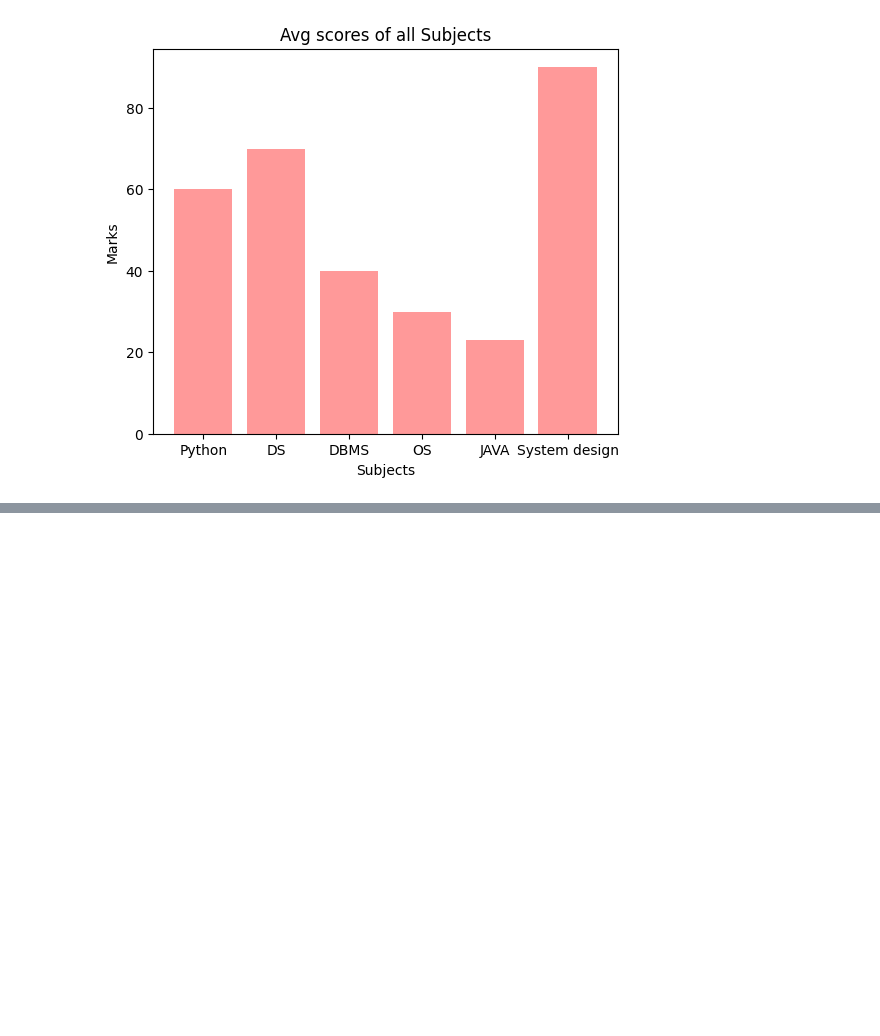
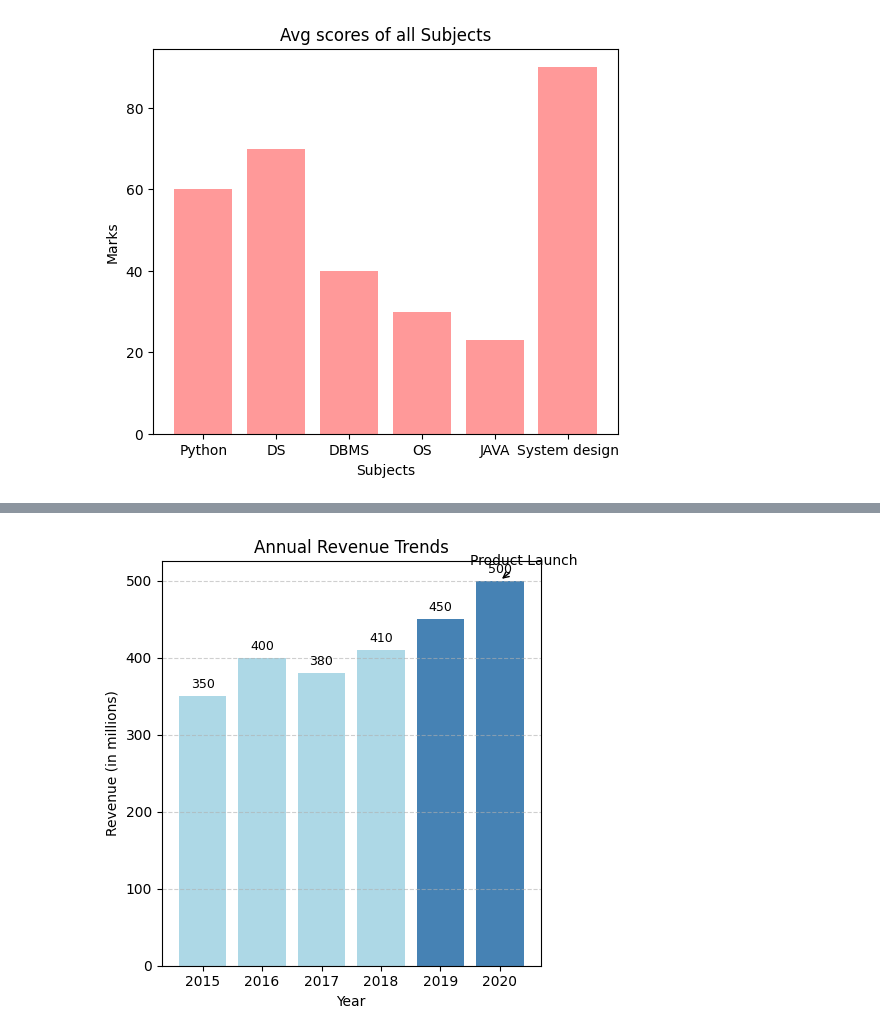
Before and after one commit to Aditya44234/AIwithPy, a Jupyter notebook: matplotlib.ipynb, the cells around one changed output, grey strips where cells are left out. Drawn from its saved outputs; the diff is of its cells as text; code cells hidden in the pictures; blank space fills up the shorter version.

```diff
--- a/matplotlib.ipynb
+++ b/matplotlib.ipynb
@@ -52,0 +54,35 @@ plt.show()
+# %%
+import matplotlib.pyplot as plt
+
+# Data
+
+plt.figure(figsize=(5,5))
+years = ['2015', '2016', '2017', '2018', '2019', '2020']
+revenue = [350, 400, 380, 410, 450, 500]
+
+# Create the bar graph
+colors = ['lightblue' if val < 450 else 'steelblue' for val in revenue]  # Color coding based on revenue
+plt.bar(years, revenue, color=colors)
+
+# Add numerical labels on top of each bar
+for i, value in enumerate(revenue):
+    plt.text(i, value + 10, str(value), ha='center', fontsize=9, color='black')
+
+# Add gridlines for better readability
+plt.grid(axis='y', linestyle='--', alpha=0.6)
+
+# Annotate significant event in 2020
+plt.annotate('Product Launch',
+             xy=(5, 500), xytext=(4.5, 520),
+             arrowprops=dict(facecolor='black', arrowstyle='->'))
+
+# Add labels and title
+plt.xlabel('Year')
+plt.ylabel('Revenue (in millions)')
+plt.title('Annual Revenue Trends')
+
+# Display the graph
+plt.tight_layout()
+plt.show()
+# %% [output]
+[figure, added]
```
Also changed, not shown: parts of 1 cell of this notebook.
